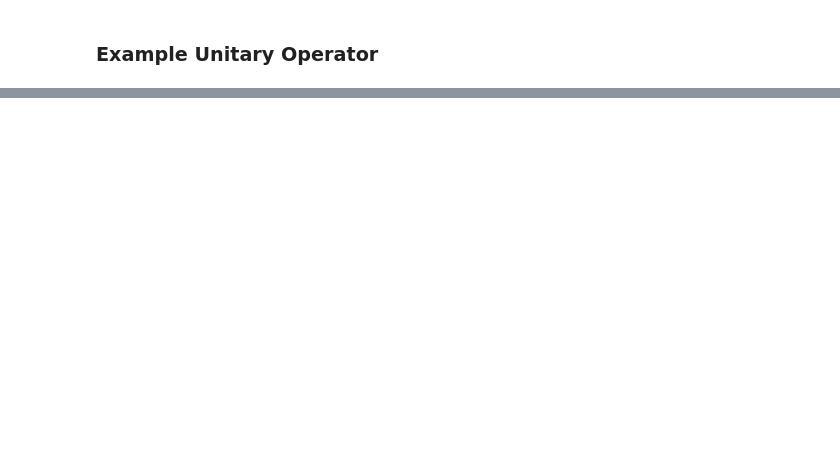
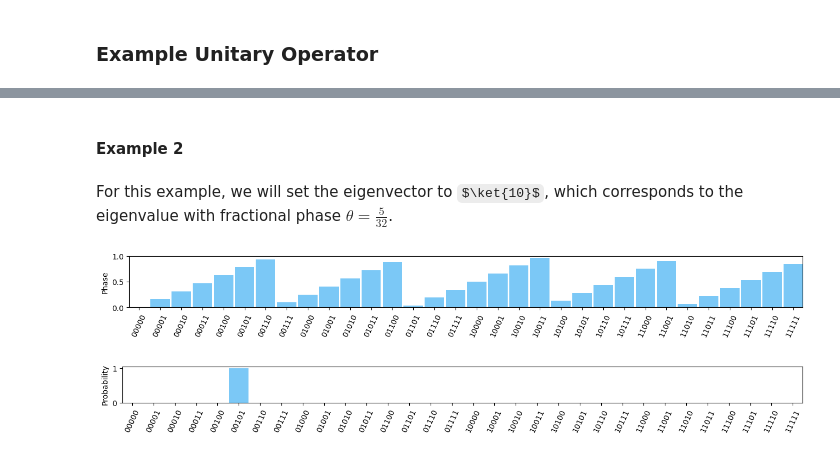
Before and after one commit to jbrumf/tinyqsim, a Jupyter notebook: examples/example_4_quantum_phase_estimation.ipynb, the cells around one changed output, grey strips where cells are left out. Cells and saved outputs as stored; diff of their text form; code cells hidden in the pictures; some formulas as TeX source; blank space fills up the shorter version.

```diff
--- a/examples/example_4_quantum_phase_estimation.ipynb
+++ b/examples/example_4_quantum_phase_estimation.ipynb
@@ -259,0 +275,12 @@ The probabilities is no longer concentrated in a single basis state, but are spr
+# %% [markdown]
+#### Example 2
+# %% [markdown]
+For this example, we will set the eigenvector to $\ket{10}$, which corresponds to the eigenvalue with fractional phase $\theta=\frac{5}{32}$.
+# %%
+nqc = 5
+nqt = 2
+qc = create_qpe_circuit(u, nqc, nqt, 2, plot_phase)
+qc.plot_probabilities(*range(nqc), height=0.7)
+# %% [output]
+[figure, added]
+[figure, added]
```
Also changed, not shown: parts of 53 cells of this notebook, 13 other files.
